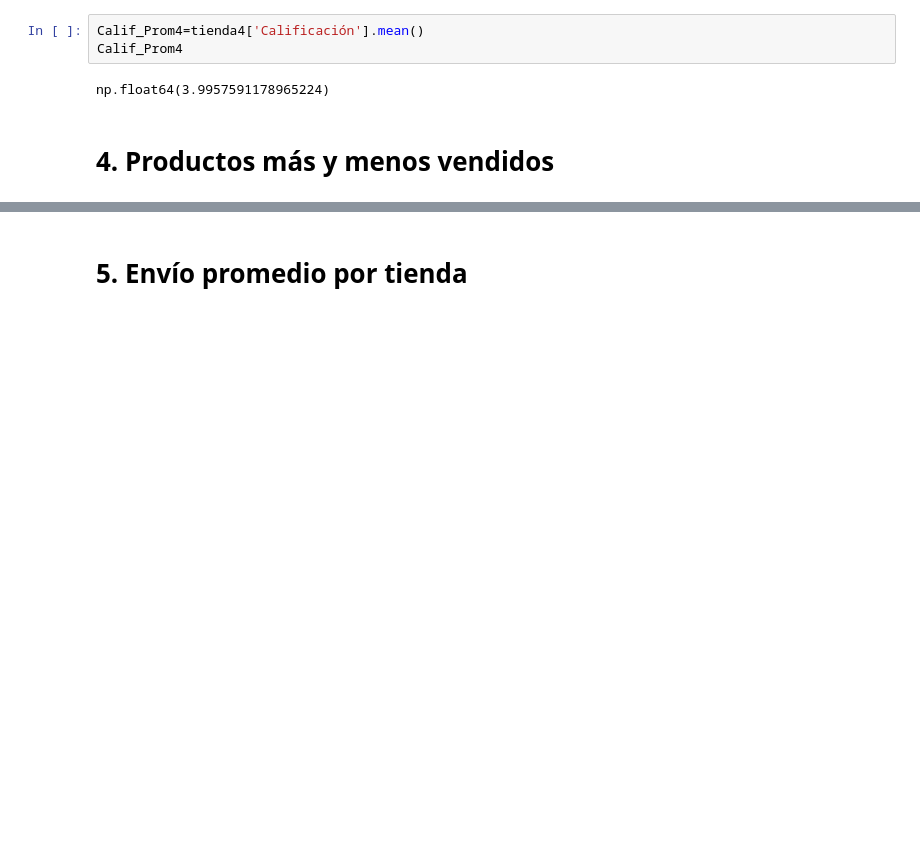
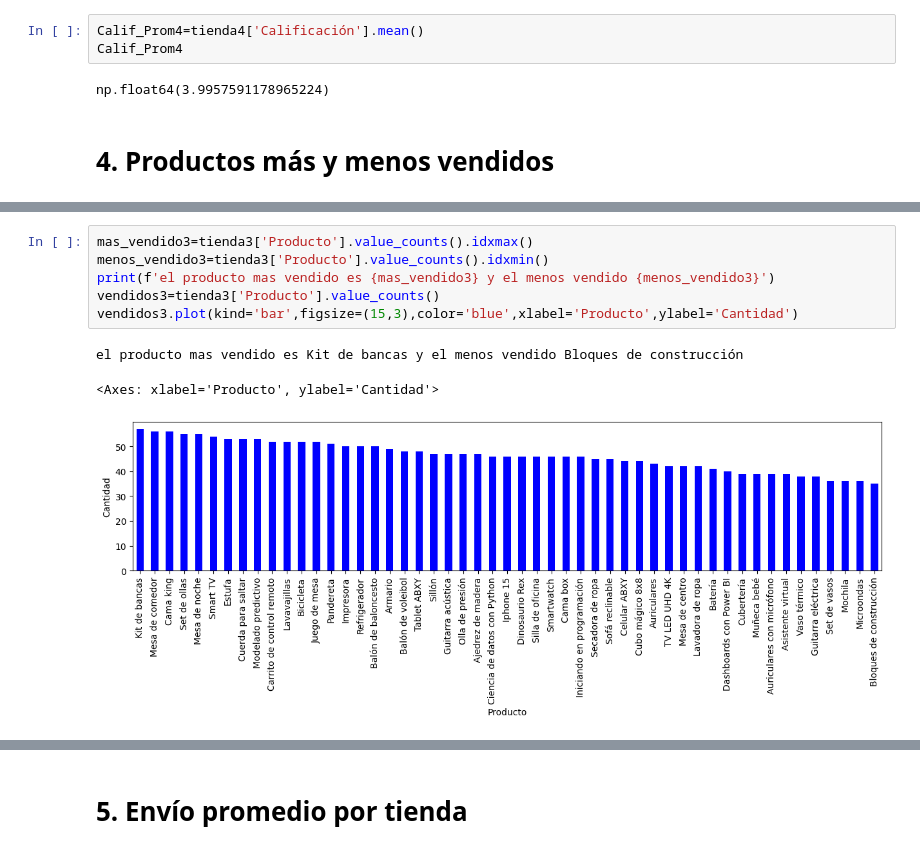
Before and after one commit to taniagoa/Primer-challenge-DC, a Jupyter notebook: AluraStoreLatam.ipynb, the cells around one changed output, grey strips where cells are left out. Cells and saved outputs as stored; diff of their text form; blank space fills up the shorter version.

```diff
--- a/AluraStoreLatam.ipynb
+++ b/AluraStoreLatam.ipynb
@@ -113,0 +134,10 @@ np.float64(3.9957591178965224)
+# %%
+mas_vendido3=tienda3['Producto'].value_counts().idxmax()
+menos_vendido3=tienda3['Producto'].value_counts().idxmin()
+print(f'el producto mas vendido es {mas_vendido3} y el menos vendido {menos_vendido3}')
+vendidos3=tienda3['Producto'].value_counts()
+vendidos3.plot(kind='bar',figsize=(15,3),color='blue',xlabel='Producto',ylabel='Cantidad')
+# %% [output]
+el producto mas vendido es Kit de bancas y el menos vendido Bloques de construcción
+<Axes: xlabel='Producto', ylabel='Cantidad'>
+[figure, added]
```
Also changed, not shown: parts of 16 cells of this notebook.
